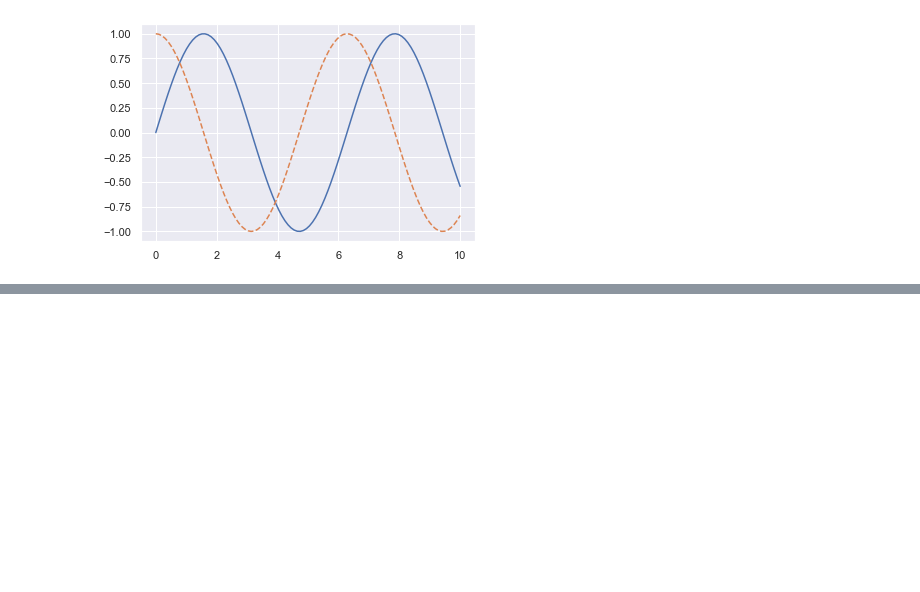
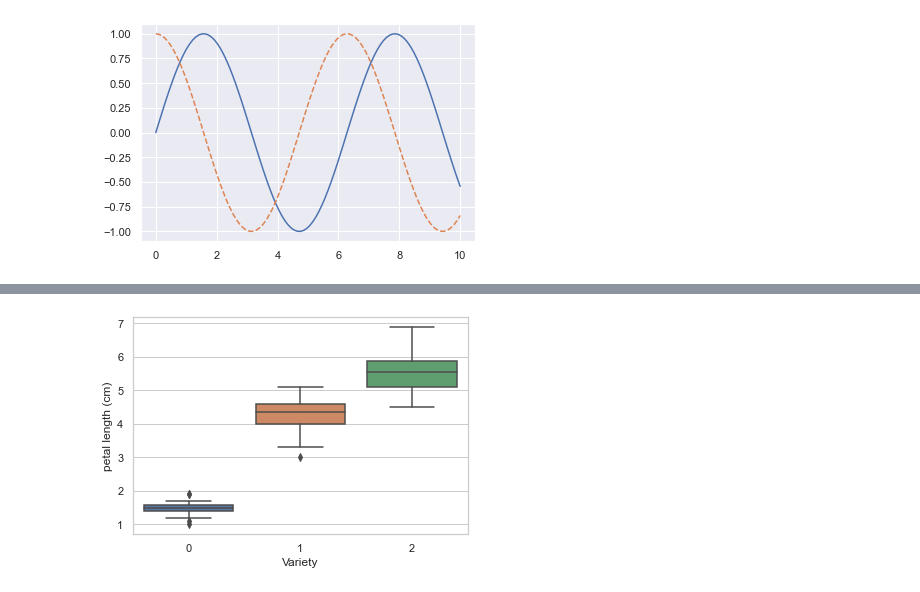
Before and after one commit to iCyb3rC4t/Data_Mining_Labs, a Jupyter notebook: Lab05.ipynb, the cells around one changed output, grey strips where cells are left out. Cells and saved outputs as stored; diff of their text form; code cells hidden in the pictures; blank space fills up the shorter version.

```diff
--- a/Lab05.ipynb
+++ b/Lab05.ipynb
@@ -111,0 +103,6 @@ for ojha, feature in enumerate(list(df_with_delimiter.columns)[:-1]):
+# %%
+import seaborn as sns
+sns.boxplot(x='Variety',y='petal length (cm)', data=df_with_delimiter)
+plt.show()
+# %% [output]
+[figure, added]
```
Also changed, not shown: parts of 13 cells of this notebook.
